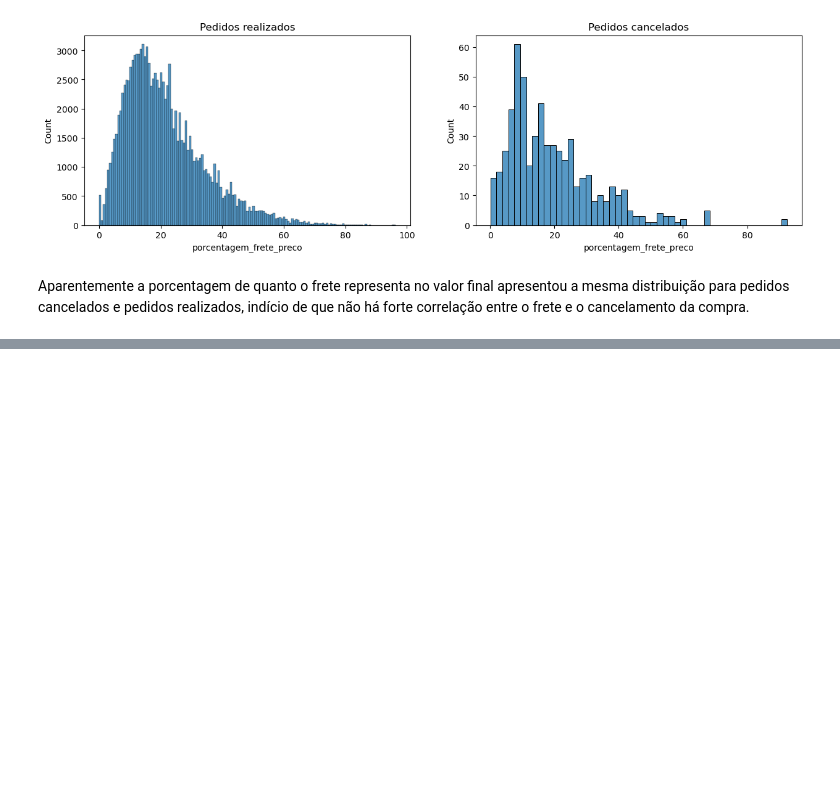
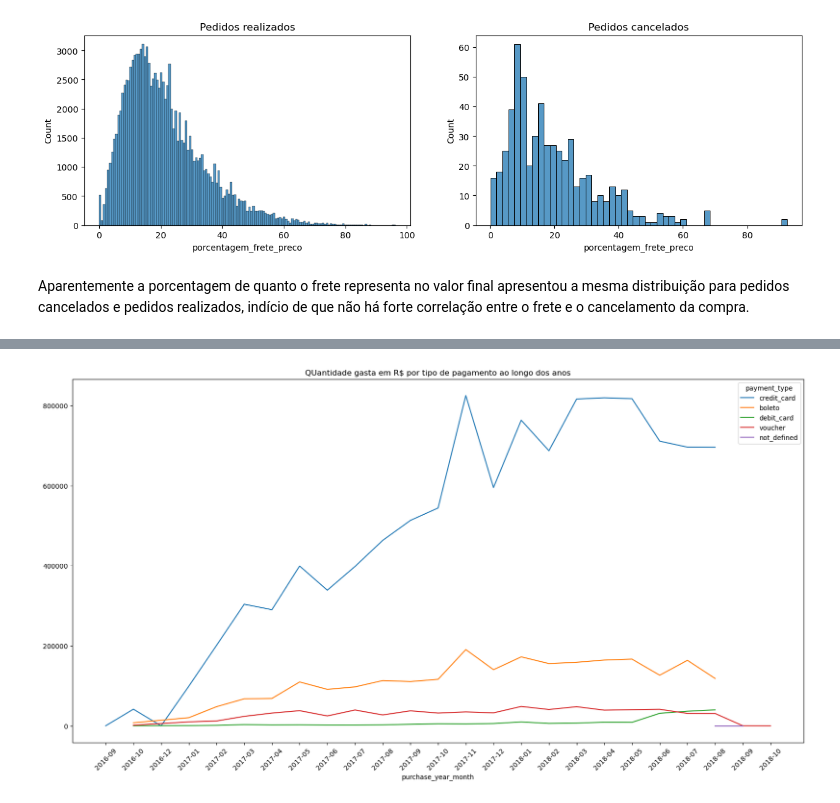
Before and after one commit to danilomiyatake/Brazil-Public-Dataset-Olist, a Jupyter notebook: Brazil Ecommerce.ipynb, the cells around one changed output, grey strips where cells are left out. Cells and saved outputs as stored; diff of their text form; code cells hidden in the pictures; blank space fills up the shorter version.

```diff
--- a/Brazil Ecommerce.ipynb
+++ b/Brazil Ecommerce.ipynb
@@ -467,0 +492,9 @@ dtype: int64
+# %%
+plt.figure(figsize=(20,10))
+t = df_date.groupby(['purchase_year_month','payment_type']).price.sum()
+sns.lineplot(t,x='purchase_year_month',y=t.values, hue='payment_type')
+plt.xticks(rotation=45)
+plt.title('QUantidade gasta em R$ por tipo de pagamento ao longo dos anos')
+plt.show()
+# %% [output]
+[figure, added]
```
Also changed, not shown: parts of 22 cells of this notebook.
